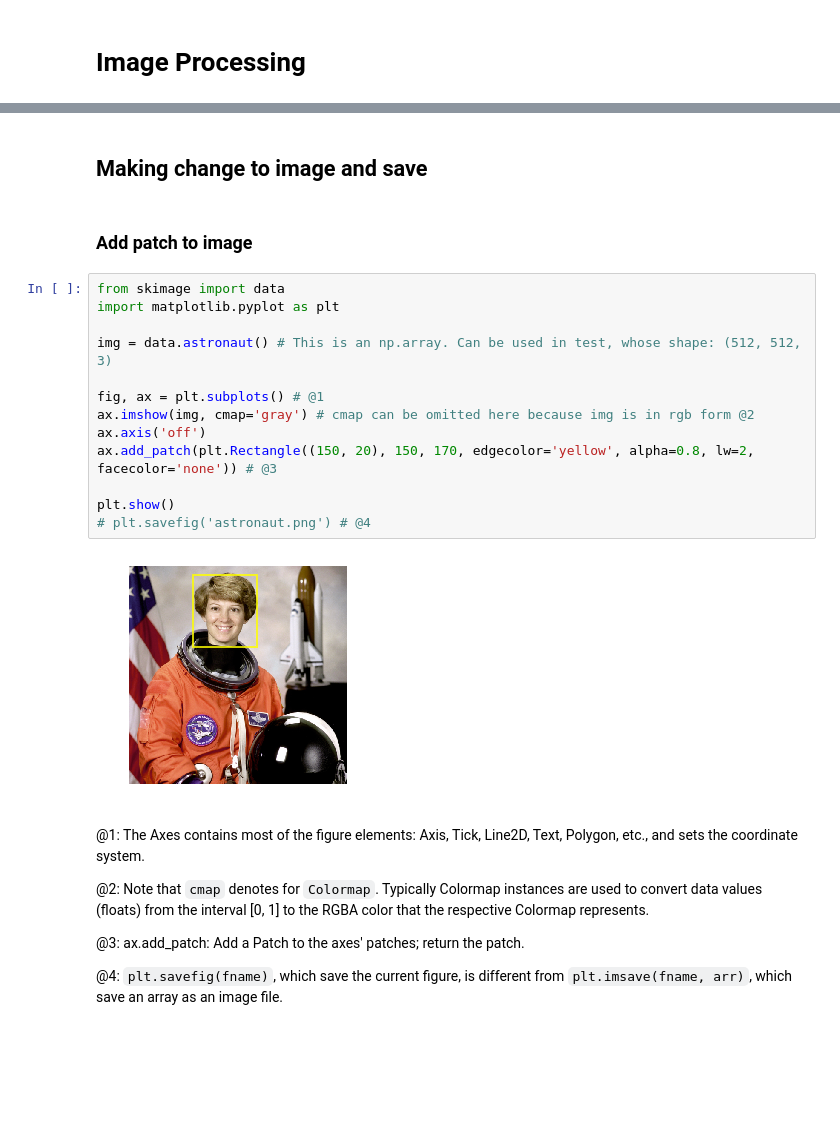
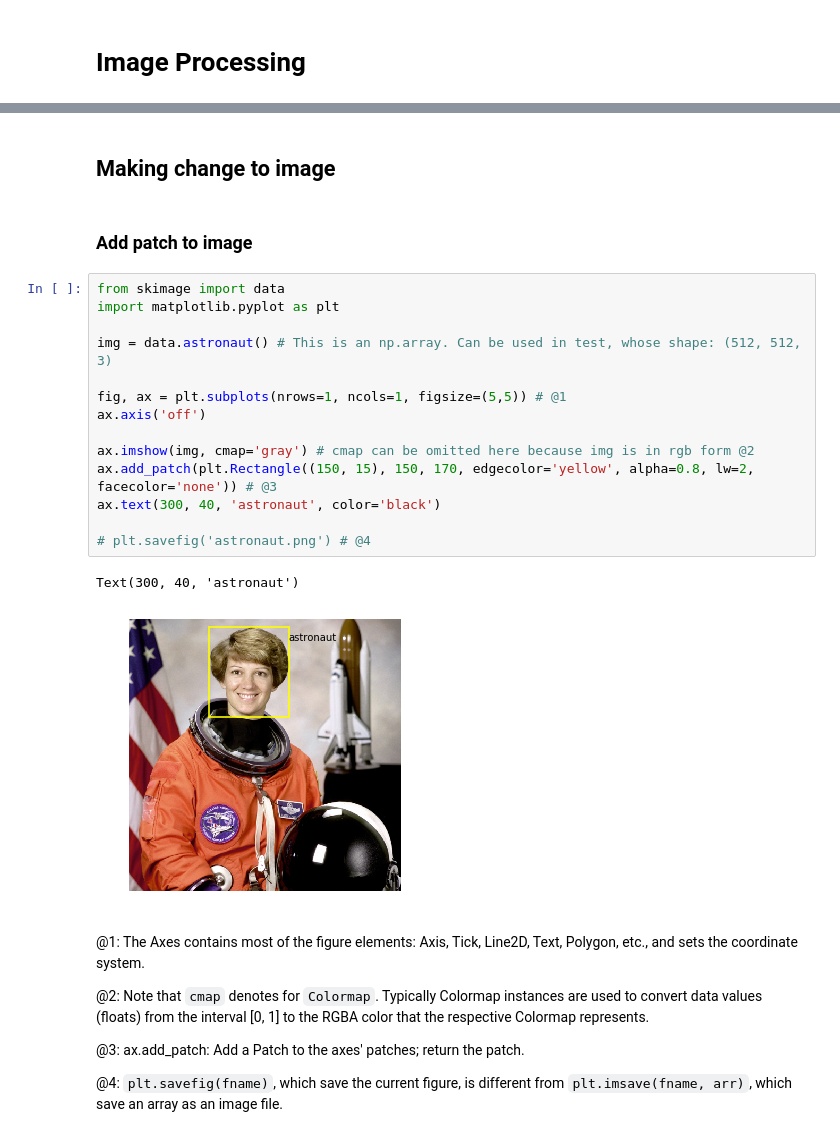
Before and after one commit to douyujie/ml_building_blocks, a Jupyter notebook: Image Processing Go.ipynb, the cells around one changed output, grey strips where cells are left out. Drawn from its saved outputs; the diff is of its cells as text; blank space fills up the shorter version.

```diff
--- a/Image Processing Go.ipynb
+++ b/Image Processing Go.ipynb
@@ -32,22 +43,24 @@ As to load image, `PIL.Image.open()` opens an instance of `PIL.Image`, `io.imrea
 # %% [markdown]
-## Making change to image and save
+## Making change to image
 # %% [markdown]
 ### Add patch to image
 # %%
 from skimage import data
 import matplotlib.pyplot as plt
 
 img = data.astronaut() # This is an np.array. Can be used in test, whose shape: (512, 512, 3)
 
-fig, ax = plt.subplots() # @1
+fig, ax = plt.subplots(nrows=1, ncols=1, figsize=(5,5)) # @1
+ax.axis('off')
+
 ax.imshow(img, cmap='gray') # cmap can be omitted here because img is in rgb form @2
-ax.axis('off')
-ax.add_patch(plt.Rectangle((150, 20), 150, 170, edgecolor='yellow', alpha=0.8, lw=2, facecolor='none')) # @3
+ax.add_patch(plt.Rectangle((150, 15), 150, 170, edgecolor='yellow', alpha=0.8, lw=2, facecolor='none')) # @3
+ax.text(300, 40, 'astronaut', color='black')
 
-plt.show()
 # plt.savefig('astronaut.png') # @4
 # %% [output]
+Text(300, 40, 'astronaut')
-[figure, old version]
+[figure, new version]
 # %% [markdown]
 @1: The Axes contains most of the figure elements: Axis, Tick, Line2D, Text, Polygon, etc., and sets the coordinate system.
 
```
Also changed, not shown: parts of 6 cells of this notebook, 2 other files.
